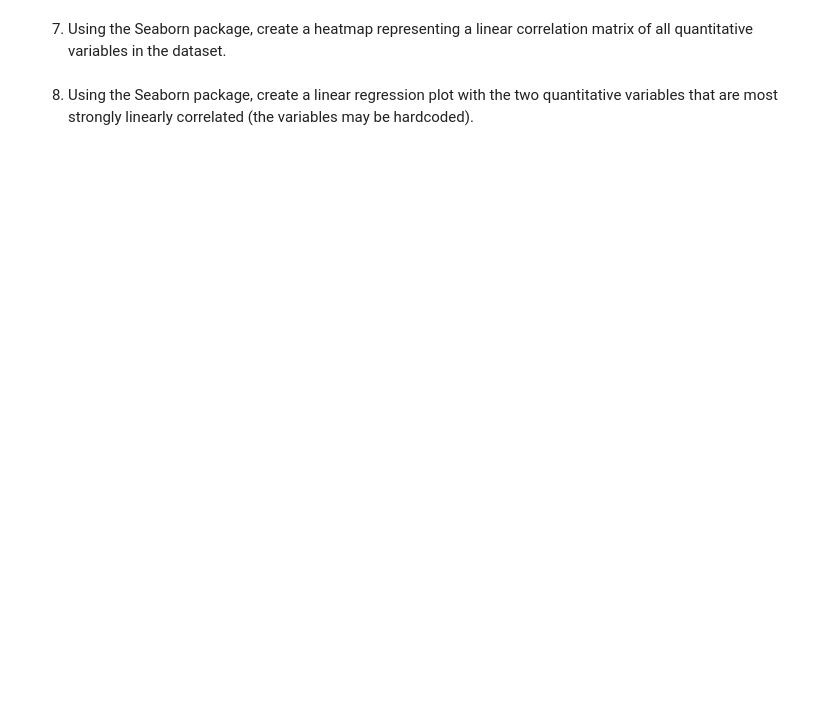
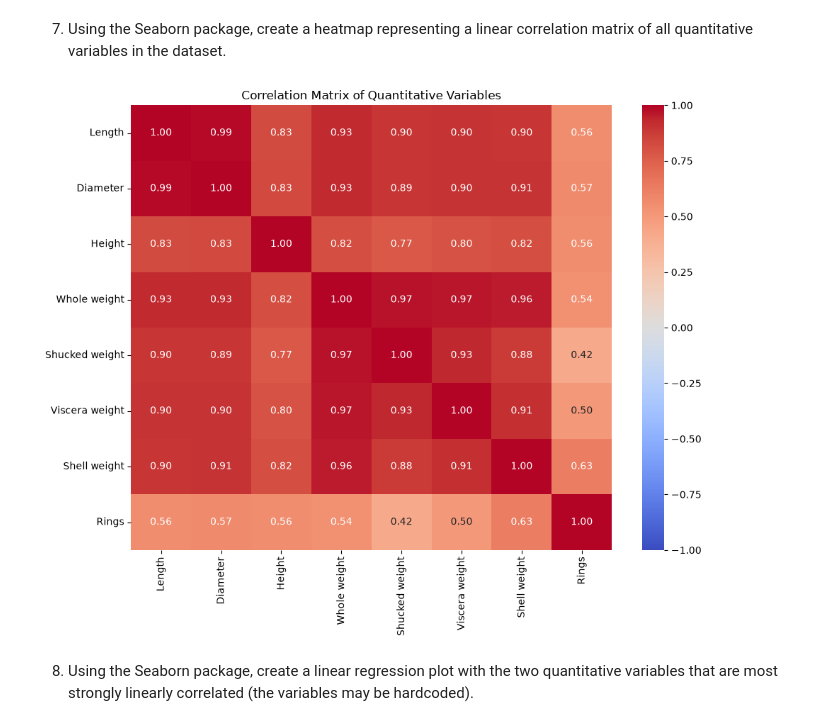
Before and after one commit to vsliednyk/Programming-in-Python, a Jupyter notebook: Assignment 1/assignment_1.ipynb, the cells around one changed output. Saved outputs shown, nothing was run; the diff lists cells and outputs as text; code cells hidden in the pictures; blank space fills up the shorter version.

```diff
--- a/Assignment 1/assignment_1.ipynb
+++ b/Assignment 1/assignment_1.ipynb
@@ -214,2 +245,6 @@ for histogram, unit in zip(quantitative_histograms.flat, units):
 # %% [markdown]
 6. Using the Pandas package, create a table representing a linear correlation matrix of all quantitative variables in the dataset.
+# %%
+correlation_matrix = data_without_sex.corr(method="pearson")
+# Pearson for a vs. a
+correlation_matrix
@@ -216,4 +261,22 @@ for histogram, unit in zip(quantitative_histograms.flat, units):
 # %% [markdown]
 7. Using the Seaborn package, create a heatmap representing a linear correlation matrix of all quantitative variables in the dataset.
+# %%
+import seaborn as sns
+
+plt.figure(figsize=(10, 8))
+sns.heatmap(
+    correlation_matrix,
+    annot=True,
+    cmap="coolwarm",
+    center=0,
+    vmin=-1,
+    vmax=1,
+    fmt=".2f"
+)
+plt.title("Correlation Matrix of Quantitative Variables")
+plt.tight_layout()
+plt.show()
+# %% [output]
+[figure, added]
 # %% [markdown]
 8. Using the Seaborn package, create a linear regression plot with the two quantitative variables that are most strongly linearly correlated (the variables may be hardcoded).
```
Also changed, not shown: parts of 8 cells of this notebook, 1 other file.
